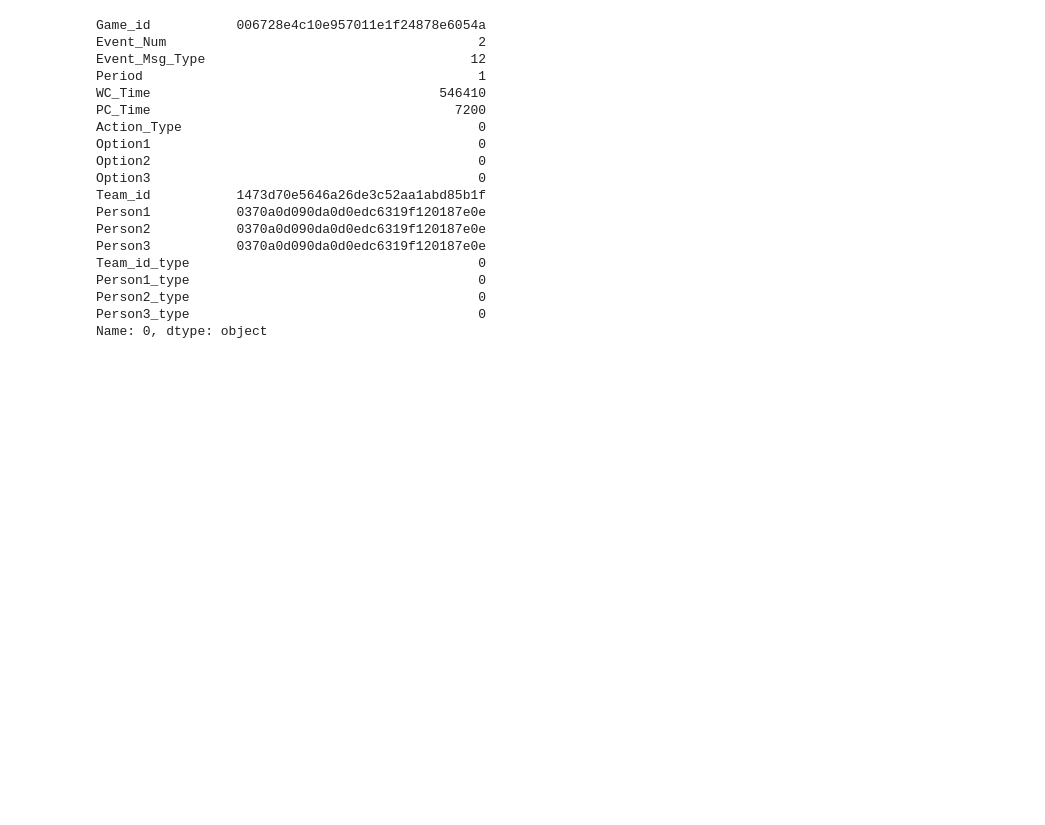
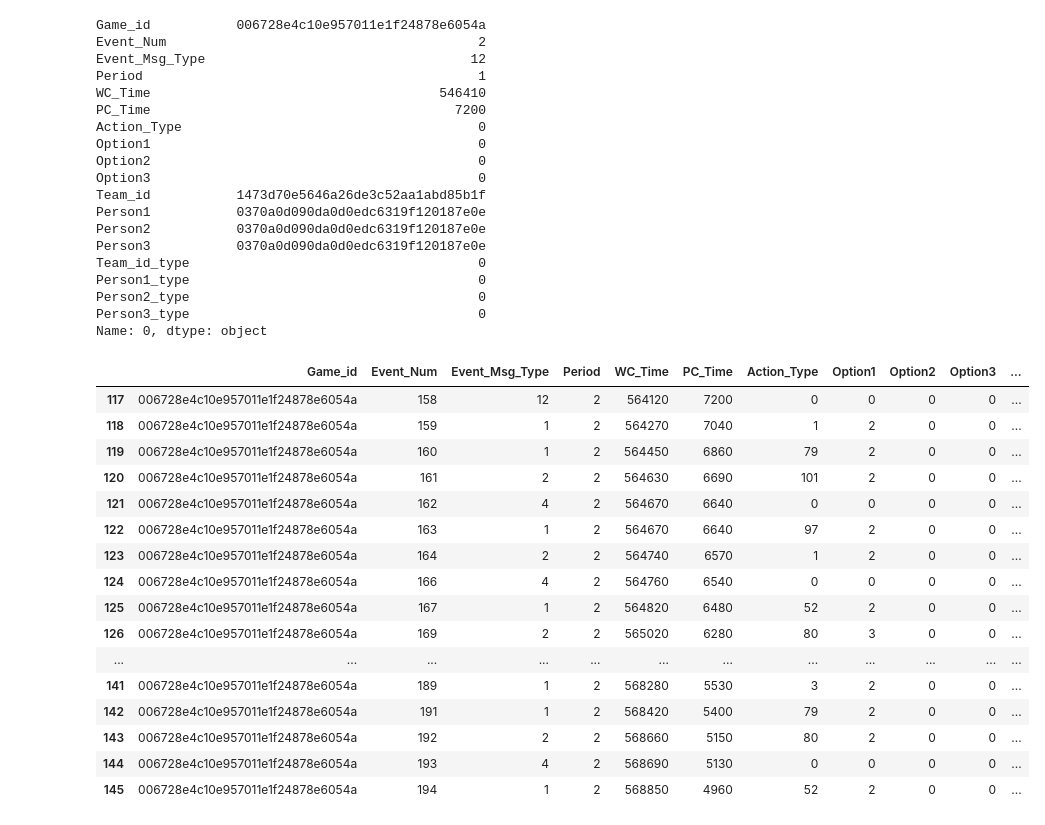
Before and after one commit to wpouse/NBA, a Jupyter notebook: Hackathon Prompt/NBA Rewrite.ipynb, the cells around one changed output. Saved outputs shown, nothing was run; the diff lists cells and outputs as text; code cells hidden in the pictures; blank space fills up the shorter version.

```diff
--- a/Hackathon Prompt/NBA Rewrite.ipynb
+++ b/Hackathon Prompt/NBA Rewrite.ipynb
@@ -359,3 +373,32 @@ Person1_type                                     0
 Person2_type                                     0
 Person3_type                                     0
 Name: 0, dtype: object
+# %%
+def sortedPlayByPlay(PlayByPlay):
+    """Returns PlayByPlay with nested sorted given by hackathon pdf file.
+
+    Input:
+        PlayByPlay: Pandas Dataframe from reading Play_by_Play csv file"""
+    return PlayByPlay.sort_values(['Period', 'PC_Time', 'WC_Time', 'Event_Num'], ascending=[True, False, True,True])
+# %%
+game0PlayByPlay = sortedPlayByPlay(PlayByPlay[PlayByPlay['Game_id'] == game0_id])
+# %%
+game0PlayByPlay[117:146]
+# %% [output]
+|  | Game_id | Event_Num | Event_Msg_Type | Period | WC_Time | PC_Time | Action_Type | Option1 | Option2 | Option3 | ... |
+| 117 | 006728e4c10e957011e1f24878e6054a | 158 | 12 | 2 | 564120 | 7200 | 0 | 0 | 0 | 0 | ... |
+| 118 | 006728e4c10e957011e1f24878e6054a | 159 | 1 | 2 | 564270 | 7040 | 1 | 2 | 0 | 0 | ... |
+| 119 | 006728e4c10e957011e1f24878e6054a | 160 | 1 | 2 | 564450 | 6860 | 79 | 2 | 0 | 0 | ... |
+| 120 | 006728e4c10e957011e1f24878e6054a | 161 | 2 | 2 | 564630 | 6690 | 101 | 2 | 0 | 0 | ... |
+| 121 | 006728e4c10e957011e1f24878e6054a | 162 | 4 | 2 | 564670 | 6640 | 0 | 0 | 0 | 0 | ... |
+| 122 | 006728e4c10e957011e1f24878e6054a | 163 | 1 | 2 | 564670 | 6640 | 97 | 2 | 0 | 0 | ... |
+| 123 | 006728e4c10e957011e1f24878e6054a | 164 | 2 | 2 | 564740 | 6570 | 1 | 2 | 0 | 0 | ... |
+| 124 | 006728e4c10e957011e1f24878e6054a | 166 | 4 | 2 | 564760 | 6540 | 0 | 0 | 0 | 0 | ... |
+| 125 | 006728e4c10e957011e1f24878e6054a | 167 | 1 | 2 | 564820 | 6480 | 52 | 2 | 0 | 0 | ... |
+| 126 | 006728e4c10e957011e1f24878e6054a | 169 | 2 | 2 | 565020 | 6280 | 80 | 3 | 0 | 0 | ... |
+| ... | ... | ... | ... | ... | ... | ... | ... | ... | ... | ... | ... |
+| 141 | 006728e4c10e957011e1f24878e6054a | 189 | 1 | 2 | 568280 | 5530 | 3 | 2 | 0 | 0 | ... |
+| 142 | 006728e4c10e957011e1f24878e6054a | 191 | 1 | 2 | 568420 | 5400 | 79 | 2 | 0 | 0 | ... |
+| 143 | 006728e4c10e957011e1f24878e6054a | 192 | 2 | 2 | 568660 | 5150 | 80 | 2 | 0 | 0 | ... |
+| 144 | 006728e4c10e957011e1f24878e6054a | 193 | 4 | 2 | 568690 | 5130 | 0 | 0 | 0 | 0 | ... |
+| 145 | 006728e4c10e957011e1f24878e6054a | 194 | 1 | 2 | 568850 | 4960 | 52 | 2 | 0 | 0 | ... |
```
Also changed, not shown: parts of 5 cells of this notebook.
